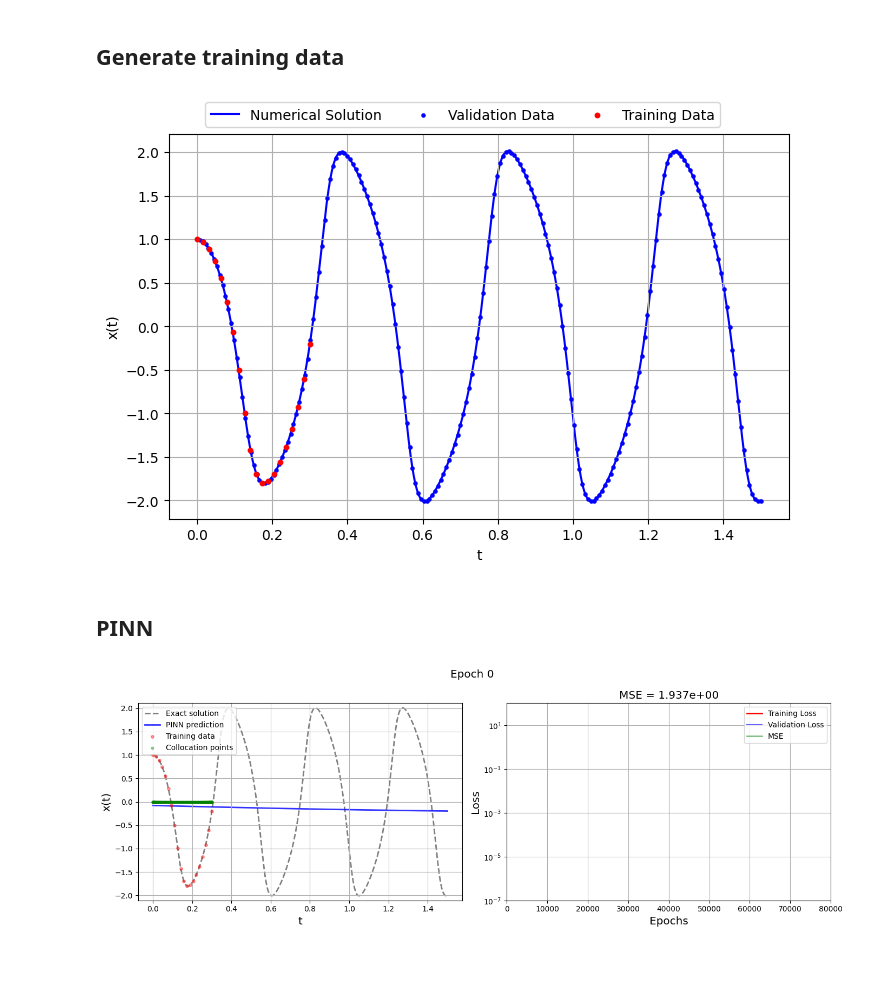
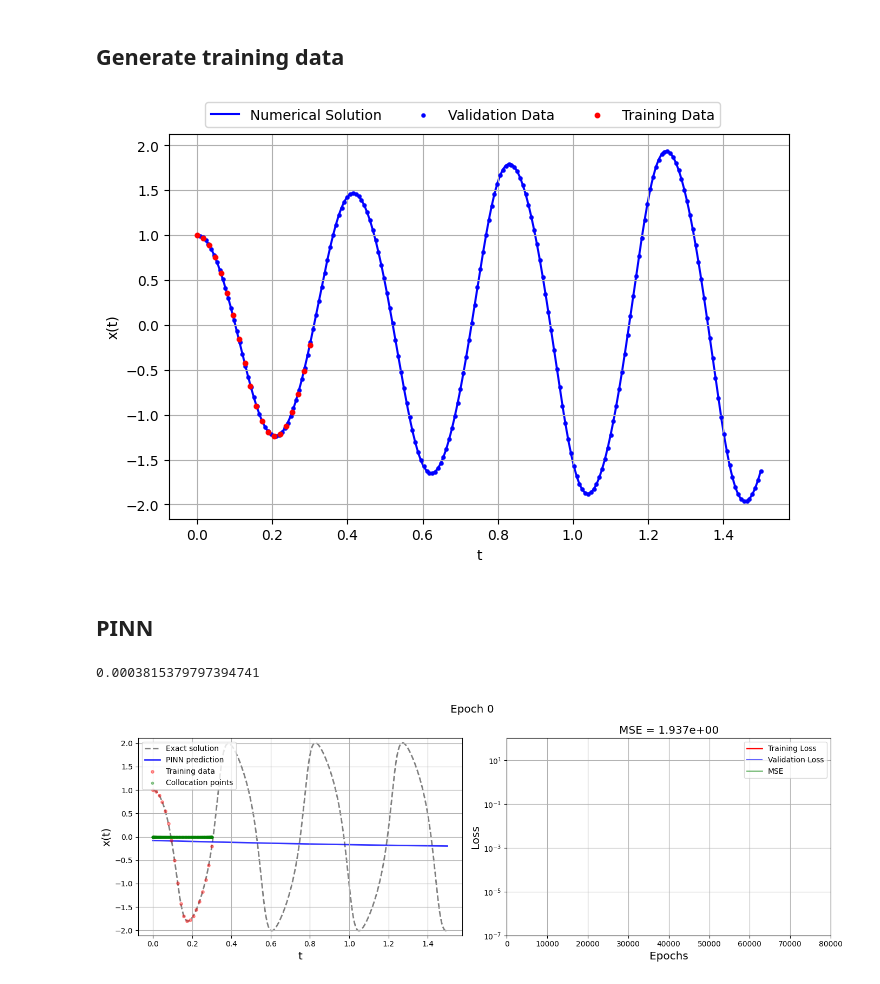
Before and after one commit to Mehdi-Haned/PINNs-Spring2025, a Jupyter notebook: PINNs/PINN.ipynb, the cells around one changed output. Drawn from its saved outputs; the diff is of its cells as text; code cells hidden in the pictures.

```diff
--- a/PINNs/PINN.ipynb
+++ b/PINNs/PINN.ipynb
@@ -14,7 +14,7 @@ torch.manual_seed(125)
 # Parameters and initial conditions
 X0 = [1, 0]
 w0 = 15
-mu = 1
+mu = 0.2
 
 # time domain
 ti = 0
@@ -41,34 +41,34 @@ x1       = solution[:,0]
 x2       = solution[:,1]
 x1_max   = torch.abs(x1).max().item()
 x2_max   = torch.abs(x2).max().item()
 
 # solution.dtype = np.double
 
 # Pick points for training
 N_training = 20
 t_data     = torch.linspace(ti, 0.3, N_training).view(-1,1)
 training_data = solution[torch.searchsorted(t.flatten(), t_data.flatten()), :]
 x1_data       = training_data[:,0].view(-1,1)
 x2_data       = training_data[:,1].view(-1,1)
 
 # Pick a few points for validation
 N_validation = 200
 t_val        = torch.linspace(ti*1.1, tf, N_validation).view(-1,1)
 validation_data = solution[torch.searchsorted(t.flatten(), t_val.flatten()), :]
 x1_val          = validation_data[:,0].view(-1,1)
 x2_val          = validation_data[:,1].view(-1,1)
 
 fig, ax = plt.subplots(figsize=(8, 5))
 ax.plot(t, x1, label='Numerical Solution', color='blue', zorder=1)
 ax.scatter(t_val, x1_val, color='blue', label='Validation Data', s=5, zorder=2)
 ax.scatter(t_data, x1_data, color='red', label='Training Data', s=10, zorder=3)
 ax.set_xlabel('t')
 ax.set_ylabel('x(t)')
 plt.legend(ncol=3, bbox_to_anchor=(0.9, 1.1))
 plt.grid()
 plt.show()
 # %% [output]
-[figure, old version]
+[figure, new version]
 # %% [markdown]
 ## PINN
 # %%
@@ -108,6 +108,10 @@ def plot_result(
 
     plt.tight_layout()
     plt.axis("on")
+# %%
+5e-2 * (0.85)**30
+# %% [output]
+0.0003815379797394741
 # %%
 # Define Neural Network Structure
 
```
Also changed, not shown: 19 other files.
